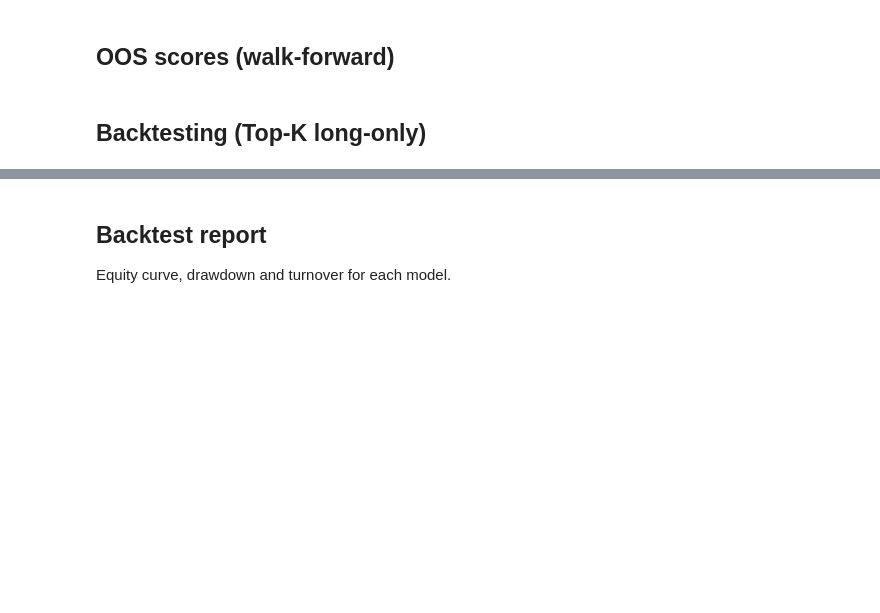
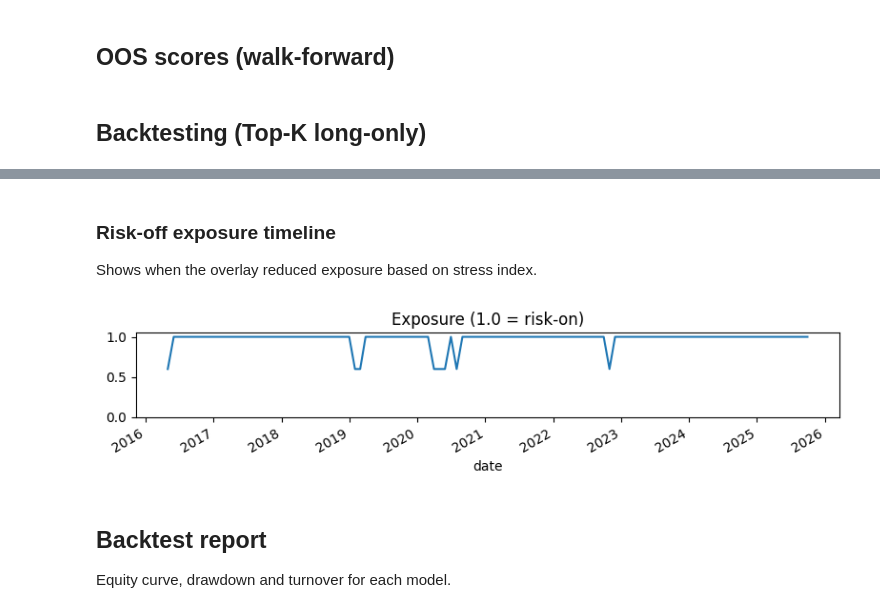
Before and after one commit to IgorDragone/hybrid-stock-prediction-thesis, a Jupyter notebook: notebooks/03_modeling.ipynb, the cells around one changed output, grey strips where cells are left out. Drawn from its saved outputs; the diff is of its cells as text; code cells hidden in the pictures; blank space fills up the shorter version.

```diff
--- a/notebooks/03_modeling.ipynb
+++ b/notebooks/03_modeling.ipynb
@@ -116,3 +180,18 @@ display(summary)
+# %% [markdown]
+### Risk‑off exposure timeline
+Shows when the overlay reduced exposure based on stress index.
+# %%
+if bt_cfg.overlay_enabled and 'stress_index' in oos_ridge.columns:
+    stress = oos_ridge.groupby('date')['stress_index'].first()
+    exposure = np.where(stress > bt_cfg.stress_threshold, bt_cfg.risk_off_exposure, 1.0)
+    exposure = pd.Series(exposure, index=stress.index)
+    exposure.plot(figsize=(8, 2), title='Exposure (1.0 = risk‑on)')
+    plt.ylim(0, 1.05)
+    plt.tight_layout()
+else:
+    print('Overlay disabled or stress_index missing')
+# %% [output]
+[figure, added]
 # %% [markdown]
 ## Backtest report
 Equity curve, drawdown and turnover for each model.
```
Also changed, not shown: parts of 14 cells of this notebook, 15 other files.
